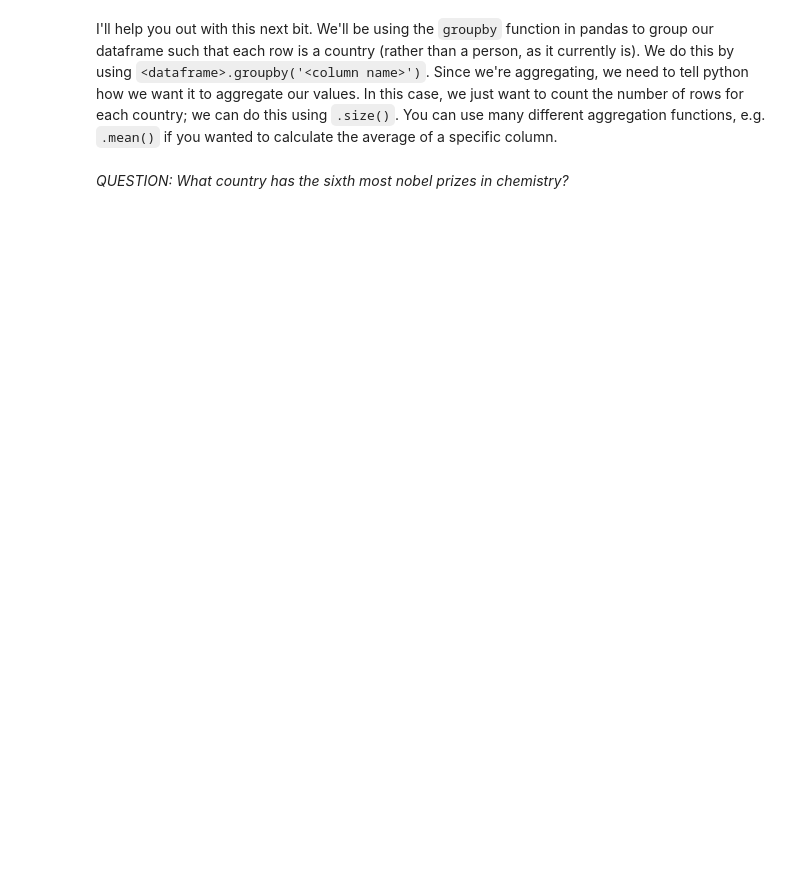
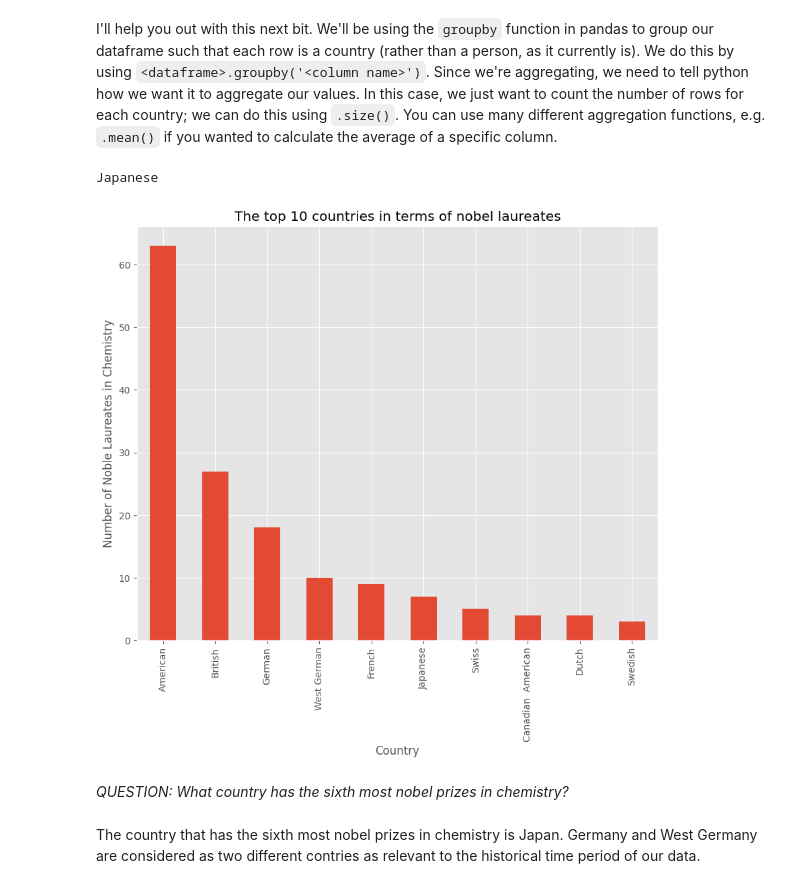
Before and after one commit to victoriahill11/QM2, a Jupyter notebook: notebooks/W02. Pandas.ipynb, the cells around one changed output. Cells and saved outputs as stored; diff of their text form; code cells hidden in the pictures; blank space fills up the shorter version.

```diff
--- a/notebooks/W02. Pandas.ipynb
+++ b/notebooks/W02. Pandas.ipynb
@@ -404,4 +449,11 @@ Using the following URL https://en.wikipedia.org/wiki/List_of_Nobel_laureates_in
 # %%
 # scrape the table of Nobel Laureates in Chemistry using read_html. remember, this gives us a LIST of dataframes! lets call this list chem_tables
 
+url='https://en.wikipedia.org/wiki/List_of_Nobel_laureates_in_Chemistry'
+import pandas as pd
+dataframe=pd.read_html('https://en.wikipedia.org/wiki/List_of_Nobel_laureates_in_Chemistry')
+chem_tables=pandas.read_html(url)
+print(dataframe)
+
 # select the first dataframe from this list and call it chem
+chem = chem_tables[0]
@@ -409,9 +479,27 @@ Using the following URL https://en.wikipedia.org/wiki/List_of_Nobel_laureates_in
 I'll help you out with this next bit. We'll be using the `groupby` function in pandas to group our dataframe such that each row is a country (rather than a person, as it currently is). We do this by using `<dataframe>.groupby('<column name>')`. Since we're aggregating, we need to tell python how we want it to aggregate our values. In this case, we just want to count the number of rows for each country; we can do this using `.size()`. You can use many different aggregation functions, e.g. `.mean()` if you wanted to calculate the average of a specific column.
 # %%
 # create a new dataframe called 'country' in which each row is a country, and the values represent the number of nobel laureates.
+country = chem.groupby('Nationality[B]').size()
+# now sort it in descending order
+country = country.sort_values(ascending= False)
 
-# now sort it in descending order
+# I am cleaning my dataframe anf filtering the each row in Nationality[B], removing all "Not awarded" values
+chem = chem[chem['Nationality[B]']!= 'Not awarded']
 
 # finally, plot the top 10 countries
+top10countries = country.head(10)
+plt.figure (figsize = (10,8))
+top10countries.plot(kind ='bar')
+plt.title ('The top 10 countries in terms of nobel laureates')
+plt.xlabel ('Country')
+plt.ylabel ('Number of Noble Laureates in Chemistry')
+top10countries
+countrysix = country.index[5]
+print (countrysix)
+# %% [output]
+Japanese
+[figure, added]
 # %% [markdown]
 *QUESTION: What country has the sixth most nobel prizes in chemistry?*
+# %% [markdown]
+The country that has the sixth most nobel prizes in chemistry is Japan.  Germany and West Germany are considered as two different contries as relevant to the historical time period of our data.
```
Also changed, not shown: parts of 10 cells of this notebook.
